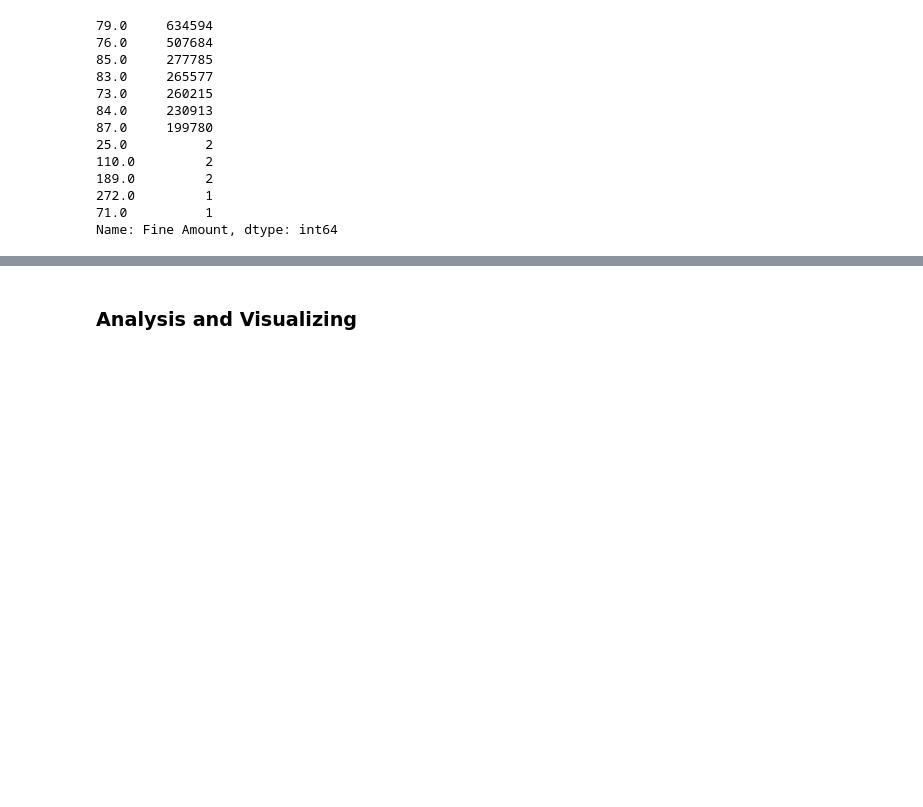
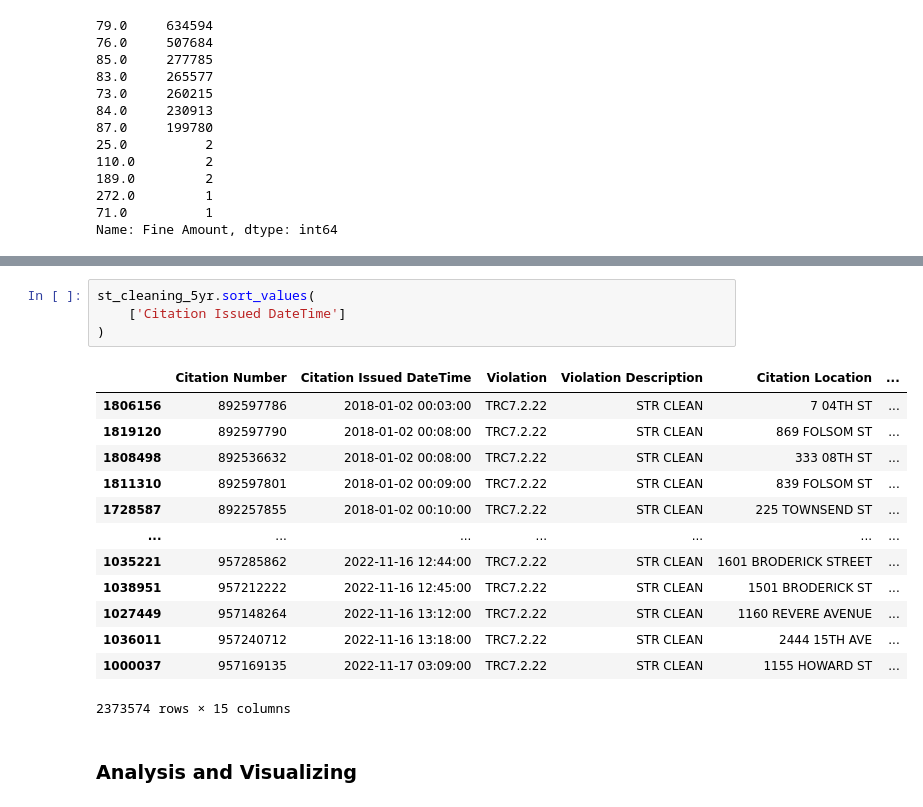
Before and after one commit to jiyuntsai/sf-parking-citation, a Jupyter notebook: 02_st-cleaning-5yr.ipynb, the cells around one changed output, grey strips where cells are left out. Cells and saved outputs as stored; diff of their text form; blank space fills up the shorter version.

```diff
--- a/02_st-cleaning-5yr.ipynb
+++ b/02_st-cleaning-5yr.ipynb
@@ -112,3 +165,21 @@ Name: Fine Amount, dtype: int64
+# %%
+st_cleaning_5yr.sort_values(
+    ['Citation Issued DateTime']
+)
+# %% [output]
+|  | Citation Number | Citation Issued DateTime | Violation | Violation Description | Citation Location | ... |
+| 1806156 | 892597786 | 2018-01-02 00:03:00 | TRC7.2.22 | STR CLEAN | 7 04TH ST | ... |
+| 1819120 | 892597790 | 2018-01-02 00:08:00 | TRC7.2.22 | STR CLEAN | 869 FOLSOM ST | ... |
+| 1808498 | 892536632 | 2018-01-02 00:08:00 | TRC7.2.22 | STR CLEAN | 333 08TH ST | ... |
+| 1811310 | 892597801 | 2018-01-02 00:09:00 | TRC7.2.22 | STR CLEAN | 839 FOLSOM ST | ... |
+| 1728587 | 892257855 | 2018-01-02 00:10:00 | TRC7.2.22 | STR CLEAN | 225 TOWNSEND ST | ... |
+| ... | ... | ... | ... | ... | ... | ... |
+| 1035221 | 957285862 | 2022-11-16 12:44:00 | TRC7.2.22 | STR CLEAN | 1601 BRODERICK STREET | ... |
+| 1038951 | 957212222 | 2022-11-16 12:45:00 | TRC7.2.22 | STR CLEAN | 1501 BRODERICK ST | ... |
+| 1027449 | 957148264 | 2022-11-16 13:12:00 | TRC7.2.22 | STR CLEAN | 1160 REVERE AVENUE | ... |
+| 1036011 | 957240712 | 2022-11-16 13:18:00 | TRC7.2.22 | STR CLEAN | 2444 15TH AVE | ... |
+| 1000037 | 957169135 | 2022-11-17 03:09:00 | TRC7.2.22 | STR CLEAN | 1155 HOWARD ST | ... |
+2373574 rows × 15 columns
 # %% [markdown]
 ### Analysis and Visualizing
 # %%
```
Also changed, not shown: parts of 6 cells of this notebook.
